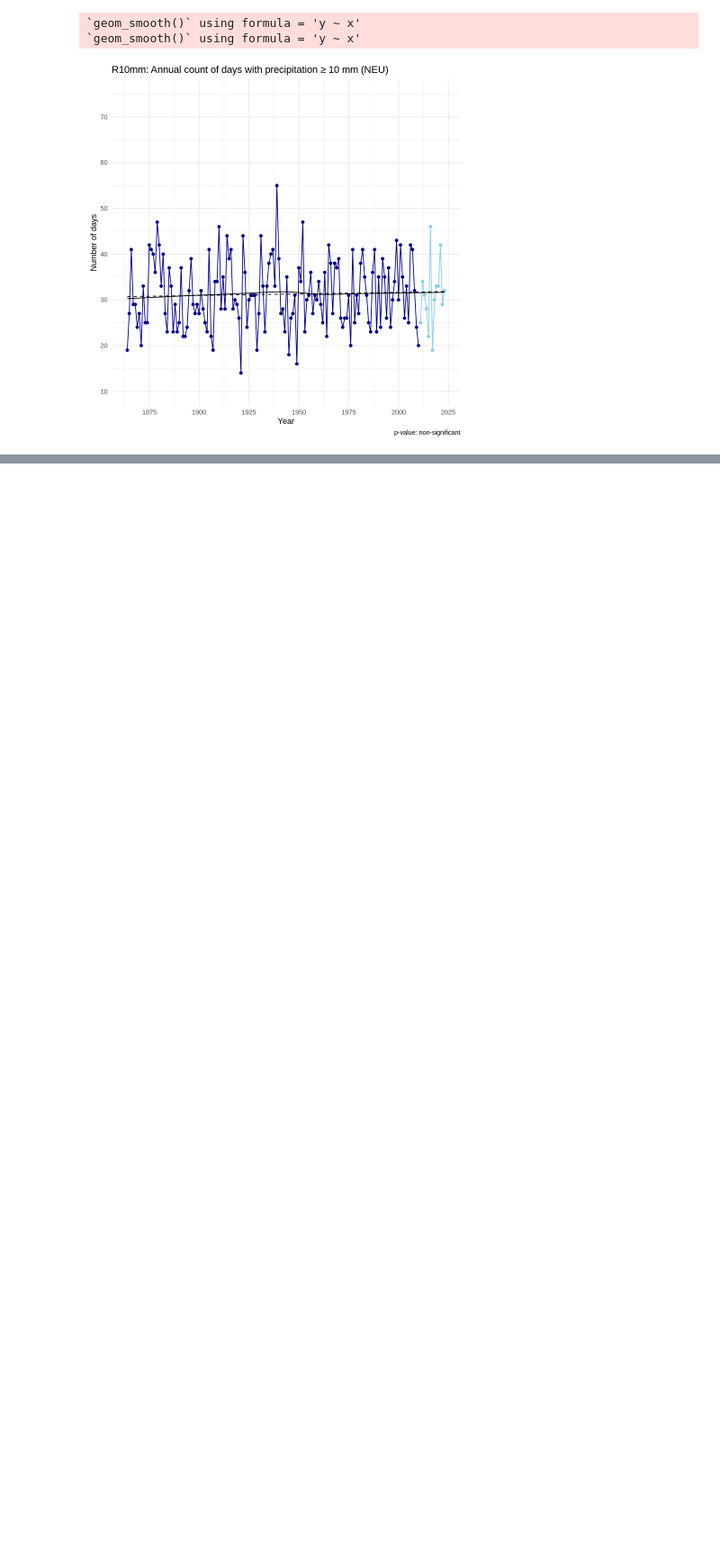
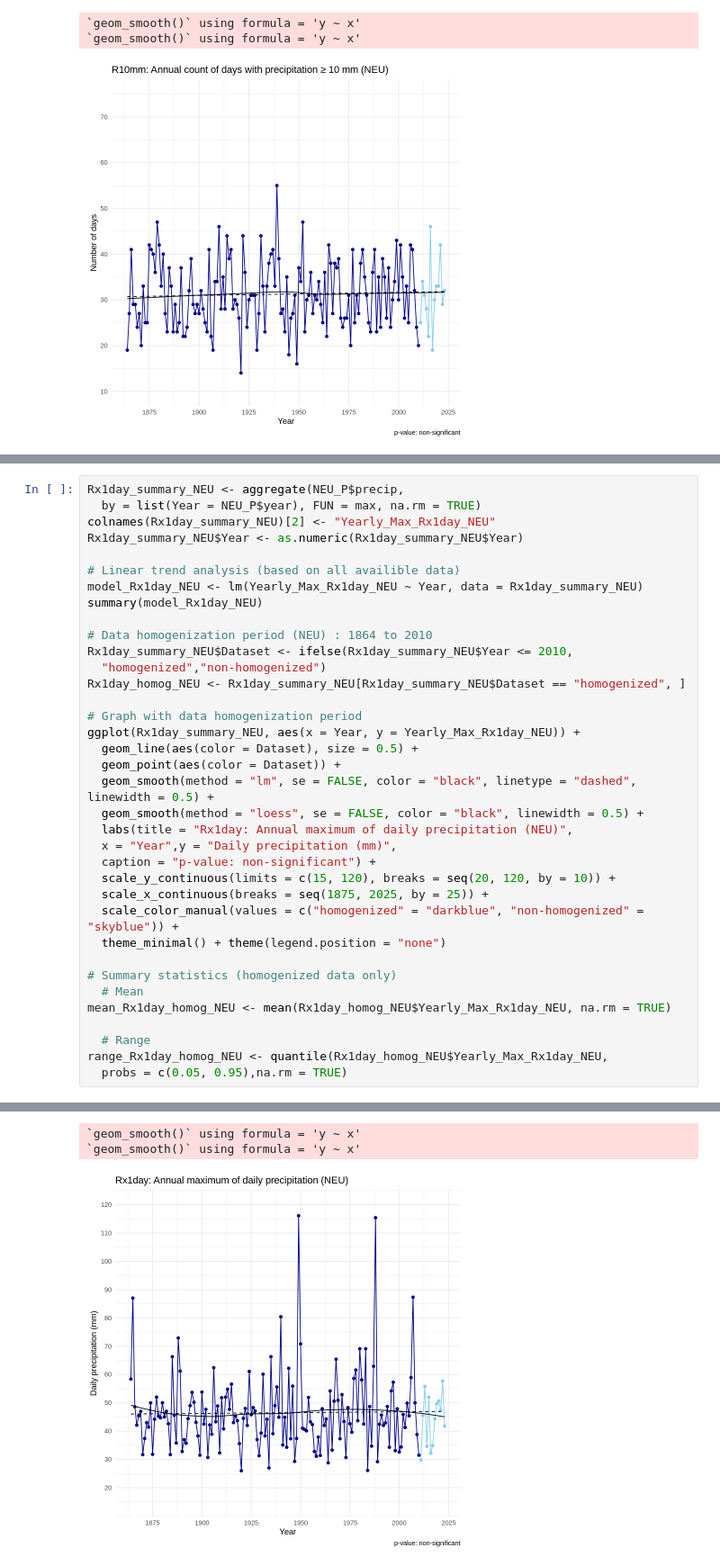
Before and after one commit to cutiips/Master-Thesis, a Jupyter notebook: Master_Thesis.ipynb, the cells around one changed output, grey strips where cells are left out. Shown: that part at 90% size. Drawn from its saved outputs; the diff is of its cells as text; blank space fills up the shorter version.

```diff
--- a/Master_Thesis.ipynb
+++ b/Master_Thesis.ipynb
@@ -103,0 +248,37 @@ F-statistic: 0.2891 on 1 and 158 DF,  p-value: 0.5916
+# %%
+Rx1day_summary_NEU <- aggregate(NEU_P$precip,
+  by = list(Year = NEU_P$year), FUN = max, na.rm = TRUE)
+colnames(Rx1day_summary_NEU)[2] <- "Yearly_Max_Rx1day_NEU"
+Rx1day_summary_NEU$Year <- as.numeric(Rx1day_summary_NEU$Year)
+
+# Linear trend analysis (based on all availible data)
+model_Rx1day_NEU <- lm(Yearly_Max_Rx1day_NEU ~ Year, data = Rx1day_summary_NEU)
+summary(model_Rx1day_NEU)
+
+# Data homogenization period (NEU) : 1864 to 2010
+Rx1day_summary_NEU$Dataset <- ifelse(Rx1day_summary_NEU$Year <= 2010,
+  "homogenized","non-homogenized")
+Rx1day_homog_NEU <- Rx1day_summary_NEU[Rx1day_summary_NEU$Dataset == "homogenized", ]
+
+# Graph with data homogenization period
+ggplot(Rx1day_summary_NEU, aes(x = Year, y = Yearly_Max_Rx1day_NEU)) +
+  geom_line(aes(color = Dataset), size = 0.5) +
+  geom_point(aes(color = Dataset)) +
+  geom_smooth(method = "lm", se = FALSE, color = "black", linetype = "dashed", linewidth = 0.5) +
+  geom_smooth(method = "loess", se = FALSE, color = "black", linewidth = 0.5) +
+  labs(title = "Rx1day: Annual maximum of daily precipitation (NEU)",
+  x = "Year",y = "Daily precipitation (mm)",
+  caption = "p-value: non-significant") +
+  scale_y_continuous(limits = c(15, 120), breaks = seq(20, 120, by = 10)) +
+  scale_x_continuous(breaks = seq(1875, 2025, by = 25)) +
+  scale_color_manual(values = c("homogenized" = "darkblue", "non-homogenized" = "skyblue")) +
+  theme_minimal() + theme(legend.position = "none")
+
+# Summary statistics (homogenized data only)
+  # Mean
+mean_Rx1day_homog_NEU <- mean(Rx1day_homog_NEU$Yearly_Max_Rx1day_NEU, na.rm = TRUE)
+
+  # Range
+range_Rx1day_homog_NEU <- quantile(Rx1day_homog_NEU$Yearly_Max_Rx1day_NEU,
+  probs = c(0.05, 0.95),na.rm = TRUE)
+# %% [output]
@@ -103,0 +300,3 @@ F-statistic: 0.2891 on 1 and 158 DF,  p-value: 0.5916
+`geom_smooth()` using formula = 'y ~ x'
+`geom_smooth()` using formula = 'y ~ x'
+[figure, added]
```
Also changed, not shown: parts of 8 cells of this notebook.
